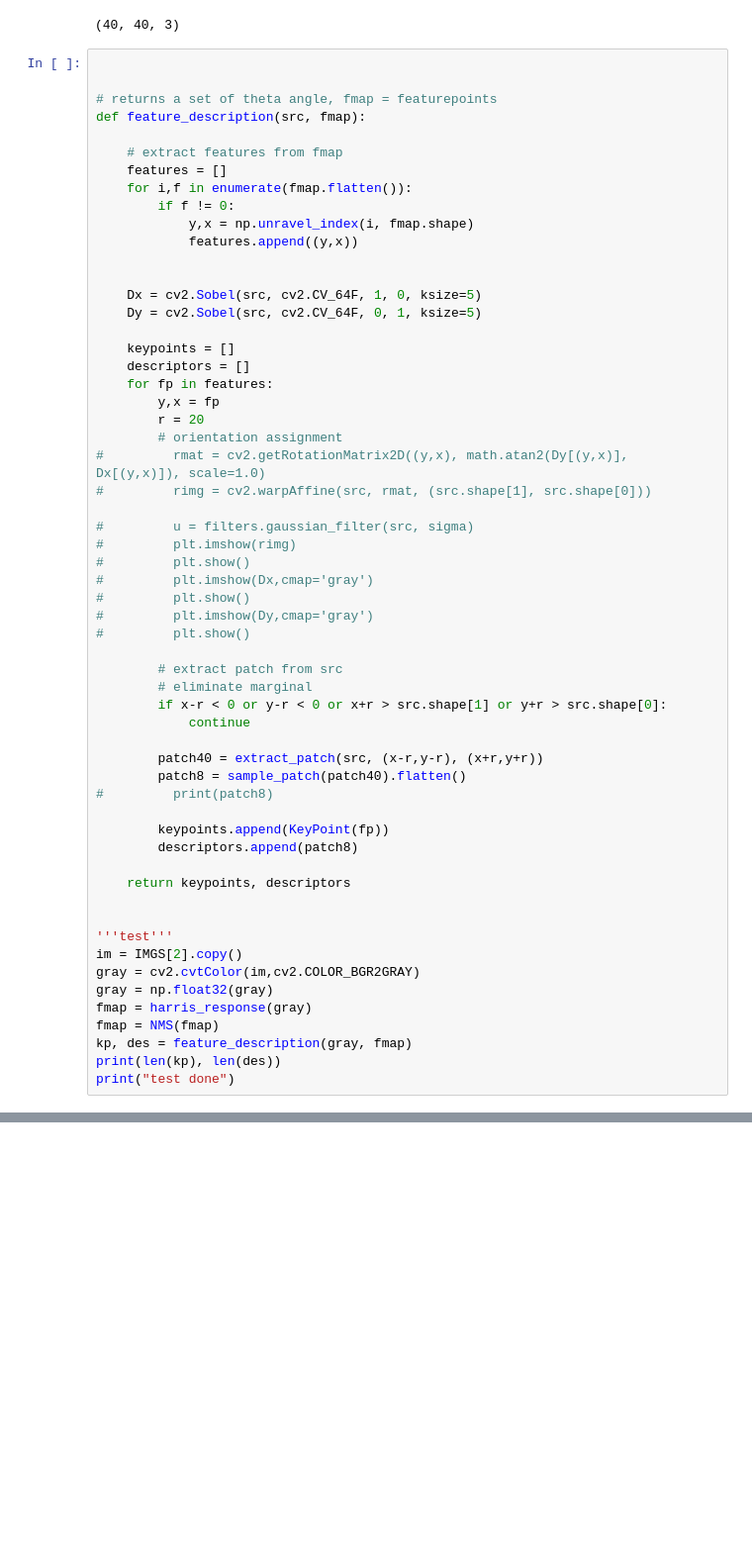
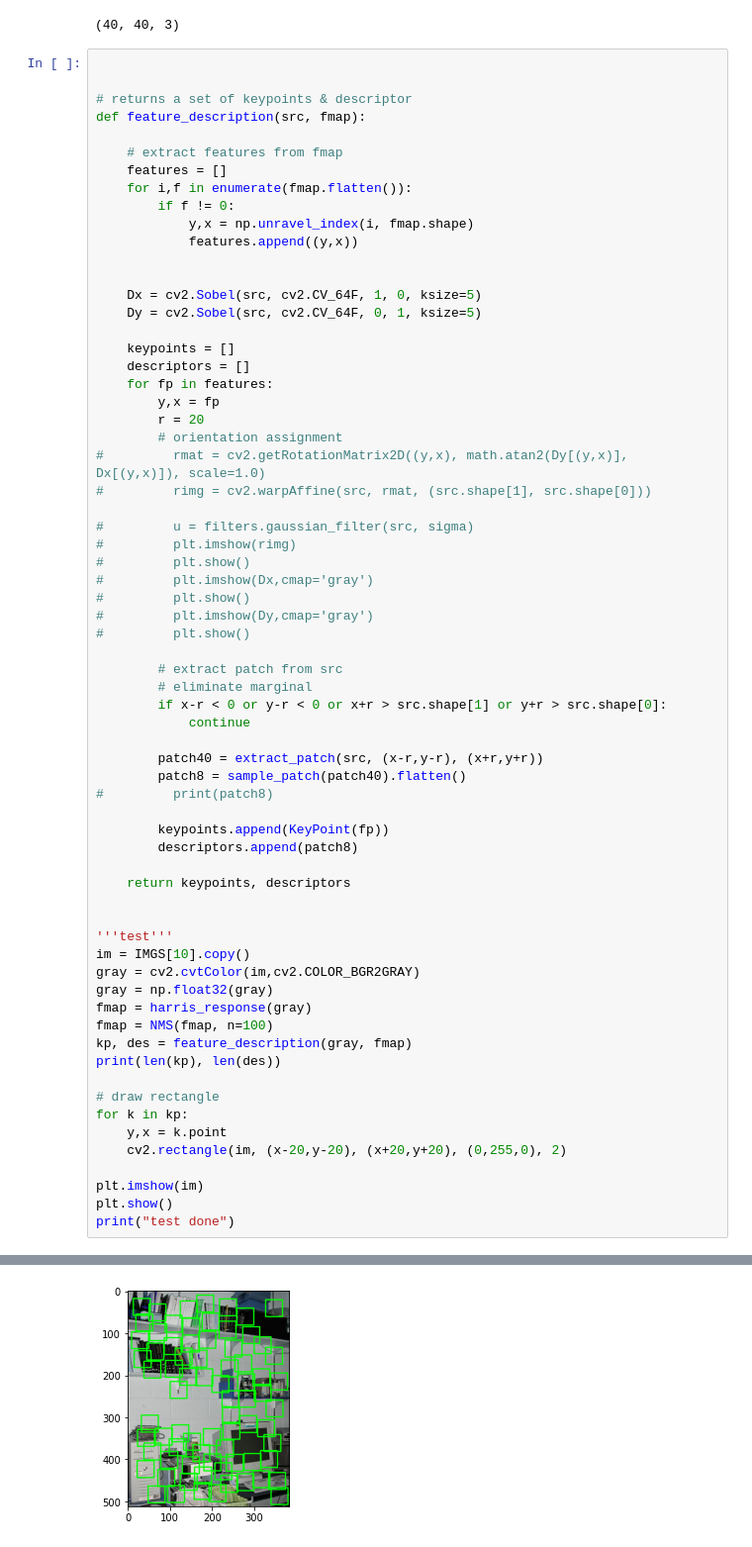
Before and after one commit to wlshih/vfx-image-stitching, a Jupyter notebook: code/msop.ipynb, the cells around one changed output, grey strips where cells are left out. Shown at 99% size. Saved outputs shown, nothing was run; the diff lists cells and outputs as text; blank space fills up the shorter version.

```diff
--- a/code/msop.ipynb
+++ b/code/msop.ipynb
@@ -237,7 +254,7 @@ patch40.shape
 # %%
 
 
-# returns a set of theta angle, fmap = featurepoints
+# returns a set of keypoints & descriptor
 def feature_description(src, fmap):
 
     # extract features from fmap
@@ -284,12 +301,20 @@ def feature_description(src, fmap):
 
 
 '''test'''
-im = IMGS[2].copy()
+im = IMGS[10].copy()
 gray = cv2.cvtColor(im,cv2.COLOR_BGR2GRAY)
 gray = np.float32(gray)
 fmap = harris_response(gray)
-fmap = NMS(fmap)
+fmap = NMS(fmap, n=100)
 kp, des = feature_description(gray, fmap)
 print(len(kp), len(des))
+
+# draw rectangle
+for k in kp:
+    y,x = k.point
+    cv2.rectangle(im, (x-20,y-20), (x+20,y+20), (0,255,0), 2)
+
+plt.imshow(im)
+plt.show()
 print("test done")
 # %% [output]
@@ -297,0 +322 @@ test done
+[figure, added]
```
Also changed, not shown: parts of 6 cells of this notebook.
